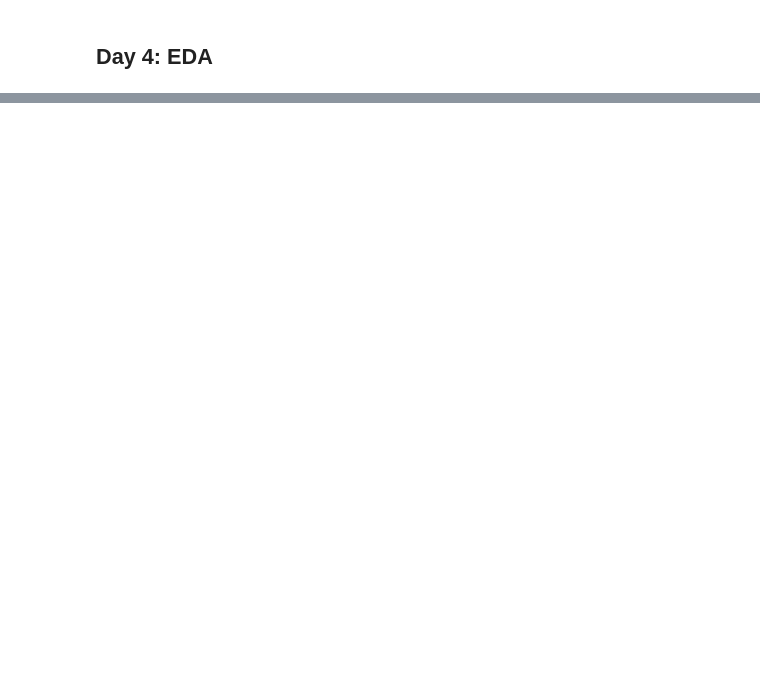
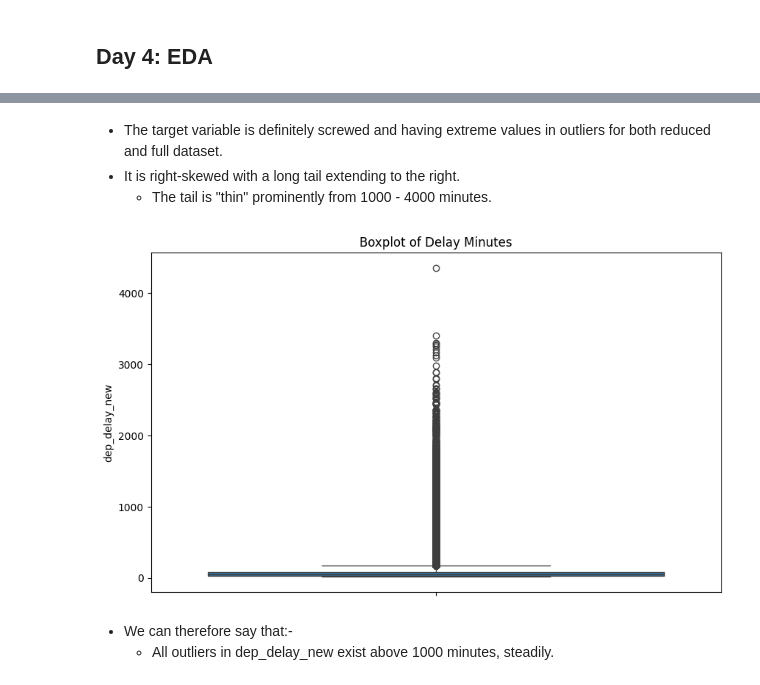
Before and after one commit to mndenyi01/airline_delay-ml, a Jupyter notebook: notebooks/04_eda.ipynb, the cells around one changed output, grey strips where cells are left out. Drawn from its saved outputs; the diff is of its cells as text; code cells hidden in the pictures; blank space fills up the shorter version.

```diff
--- a/notebooks/04_eda.ipynb
+++ b/notebooks/04_eda.ipynb
@@ -39,0 +102,15 @@ print(f"On-time: {pct_on_time:.1f}%, Delayed: {pct_delayed:.1f}%")
+# %% [markdown]
+- The target variable is definitely screwed and having extreme values in outliers for both reduced and full dataset.
+- It is right-skewed with a long tail extending to the right.
+    - The tail is "thin" prominently from 1000 - 4000 minutes.
+# %%
+# Boxplot of delay minutes
+plt.figure(figsize=(10,6))
+sns.boxplot(y=eda_df['dep_delay_new'])
+plt.title("Boxplot of Delay Minutes")
+plt.show()
+# %% [output]
+[figure, added]
+# %% [markdown]
+- We can therefore say that:-
+    - All outliers in dep_delay_new exist above 1000 minutes, steadily.
```
Also changed, not shown: parts of 9 cells of this notebook, 1 other file.
